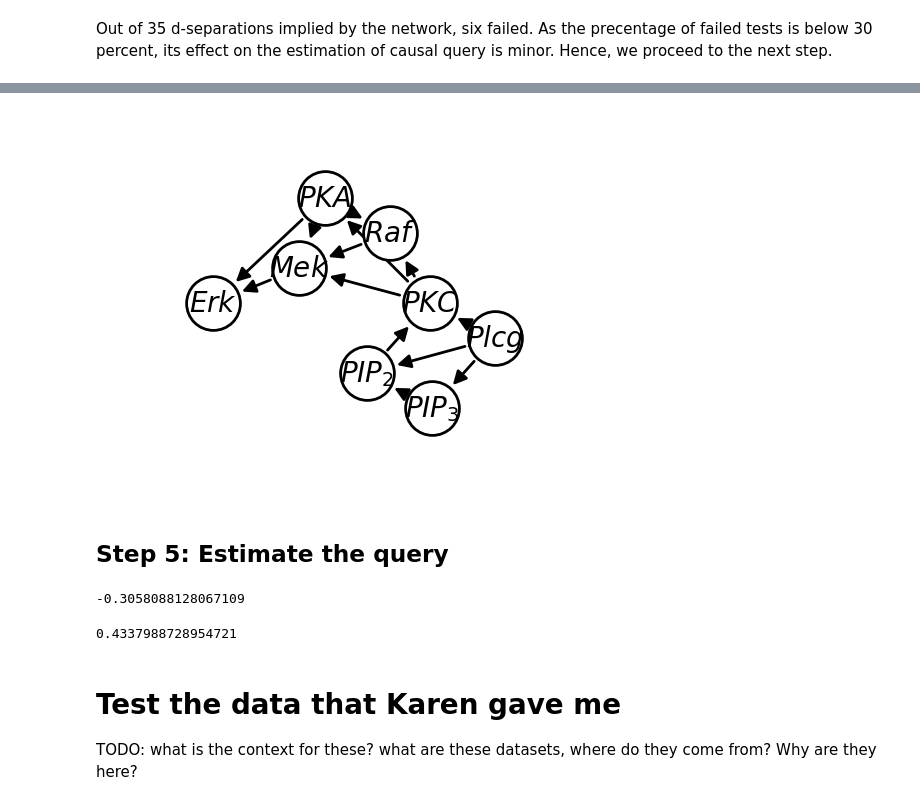
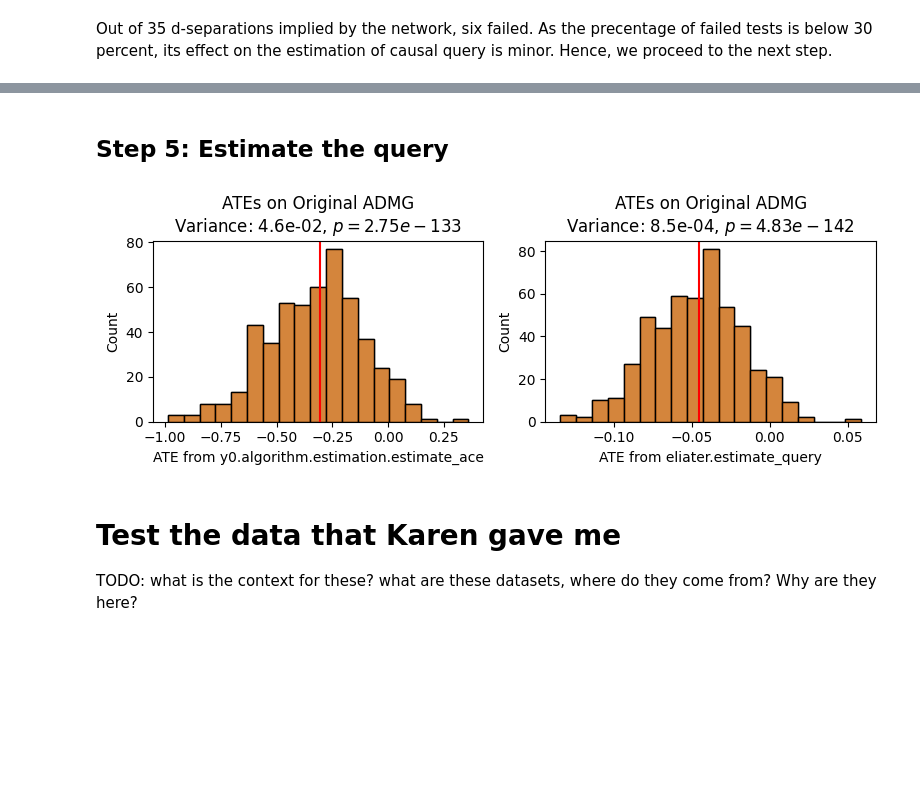
Before and after one commit to y0-causal-inference/eliater, a Jupyter notebook: notebooks/Case_study2_The_Tsignaling_pathway.ipynb, the cells around one changed output, grey strips where cells are left out. Cells and saved outputs as stored; diff of their text form; code cells hidden in the pictures; blank space fills up the shorter version.

```diff
--- a/notebooks/Case_study2_The_Tsignaling_pathway.ipynb
+++ b/notebooks/Case_study2_The_Tsignaling_pathway.ipynb
@@ -26,6 +14,6 @@ version_df()
 # %%
-RAF = Variable("Raf")
-ERK = Variable("Erk")
+treatment = RAF = Variable("Raf")
+outcome = ERK = Variable("Erk")
 PKC = Variable("PKC")
 MEK = Variable("Mek")
 # %% [markdown]
@@ -38,7 +26,7 @@ Image(filename="../img/Tsignaling.png", width=500, height=500)
 # %% [output]
 [figure]
 # %%
-graph = t_cell_signaling_example.graph
+graph = example.graph
 graph.draw()
 # %% [output]
 [figure]
@@ -127,18 +106,14 @@ new_graph.draw()
-# %%
-new_graph = remove_nuisance_variables(graph, treatments=PKC, outcomes=ERK)
-new_graph.draw()
-# %% [output]
-[figure, removed]
 # %% [markdown]
 ## Step 5: Estimate the query
-# %%
-estimate_ace(new_graph, treatments=RAF, outcomes=ERK, data=data)
-# %% [output]
--0.3058088128067109
+# %%
+eliater.step_5_notebook_real(
+    graph=graph, example=example, treatment=treatment, outcome=outcome, subsample_size=400
+)
+# %% [output]
+[figure, added]
 # %%
-estimate_ace(new_graph, treatments=PKC, outcomes=ERK, data=data)
+# What do we need to say about this alternate query?
+# estimate_ace(new_graph, treatments=PKC, outcomes=ERK, data=data)
-# %% [output]
-0.4337988728954721
 # %% [markdown]
 # Test the data that Karen gave me
 
```
Also changed, not shown: parts of 19 cells of this notebook, 3 other files.
